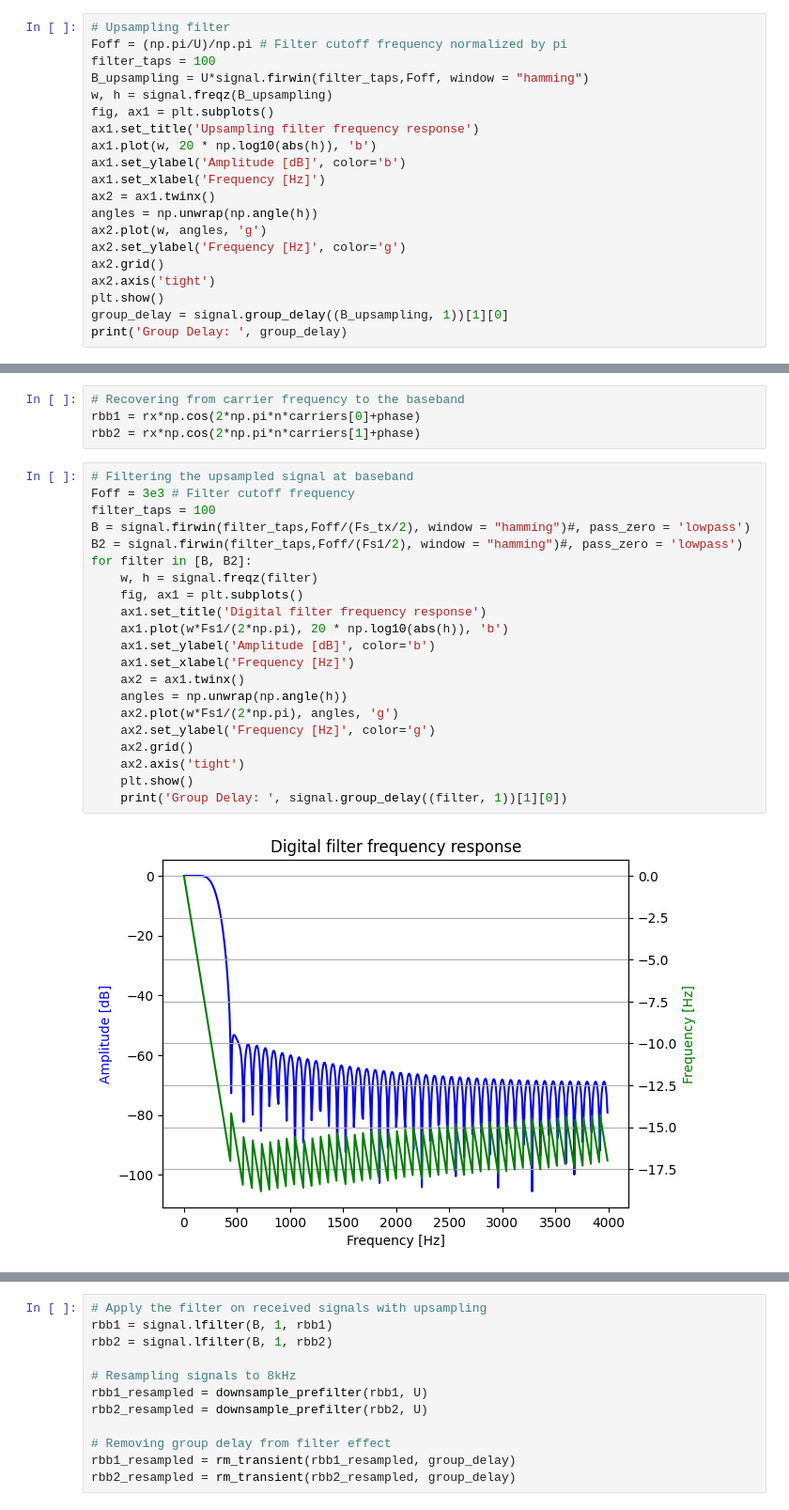
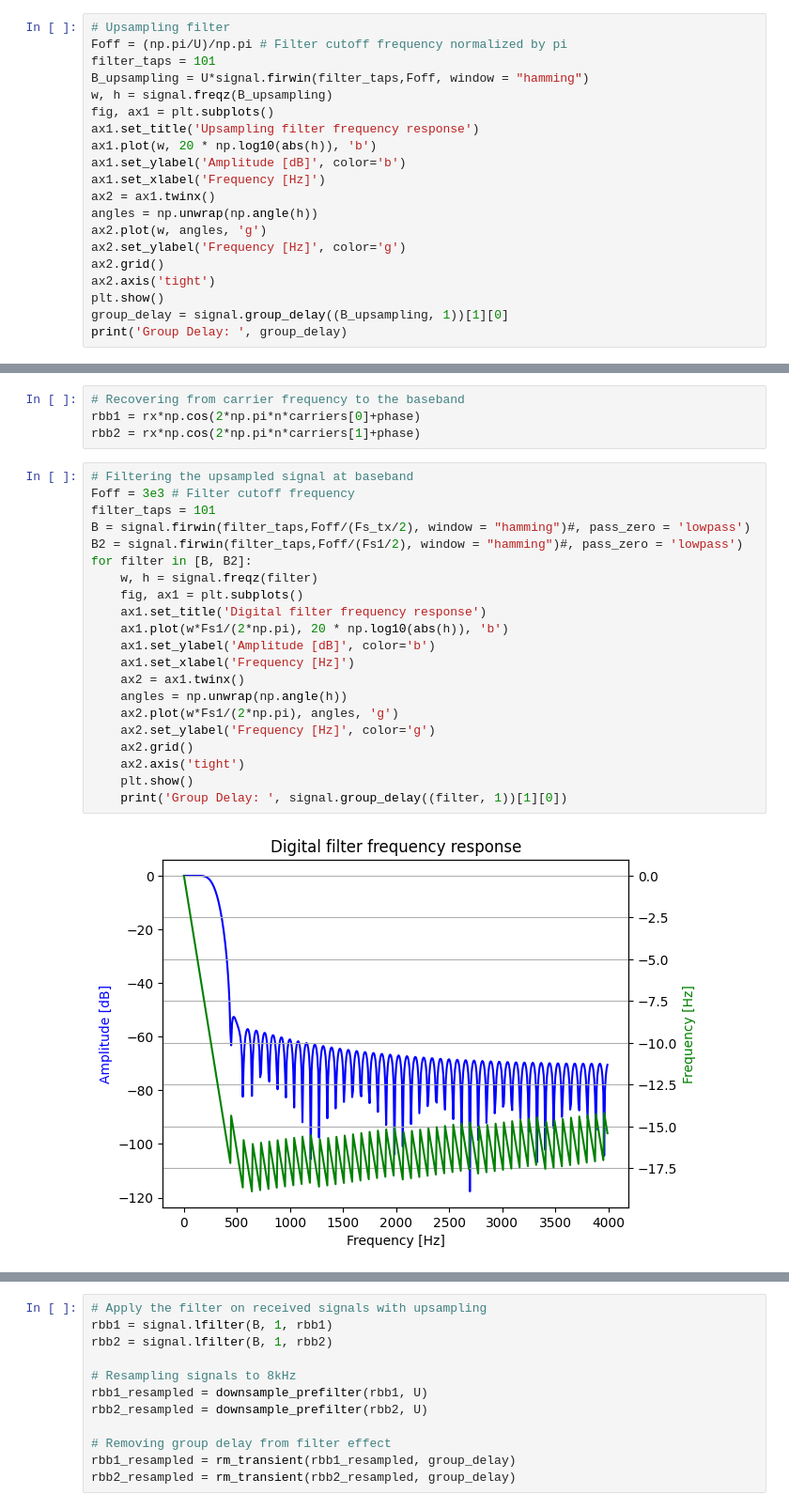
Before and after one commit to cleversonahum/digital_transmission_codes, a Jupyter notebook: codes/am-exercise-1.ipynb, the cells around one changed output, grey strips where cells are left out. Shown: that part at 94% size. Drawn from its saved outputs; the diff is of its cells as text.

```diff
--- a/codes/am-exercise-1.ipynb
+++ b/codes/am-exercise-1.ipynb
@@ -173,7 +173,7 @@ Besides the bandwidth reduction, copies of the original signal appeared on both
 # %%
 # Upsampling filter
 Foff = (np.pi/U)/np.pi # Filter cutoff frequency normalized by pi
-filter_taps = 100
+filter_taps = 101
 B_upsampling = U*signal.firwin(filter_taps,Foff, window = "hamming")
 w, h = signal.freqz(B_upsampling)
 fig, ax1 = plt.subplots()
@@ -319,23 +321,23 @@ rbb2 = rx*np.cos(2*np.pi*n*carriers[1]+phase)
 # %%
 # Filtering the upsampled signal at baseband
 Foff = 3e3 # Filter cutoff frequency
-filter_taps = 100
+filter_taps = 101
 B = signal.firwin(filter_taps,Foff/(Fs_tx/2), window = "hamming")#, pass_zero = 'lowpass')
 B2 = signal.firwin(filter_taps,Foff/(Fs1/2), window = "hamming")#, pass_zero = 'lowpass')
 for filter in [B, B2]:
 	w, h = signal.freqz(filter)
 	fig, ax1 = plt.subplots()
 	ax1.set_title('Digital filter frequency response')
 	ax1.plot(w*Fs1/(2*np.pi), 20 * np.log10(abs(h)), 'b')
 	ax1.set_ylabel('Amplitude [dB]', color='b')
 	ax1.set_xlabel('Frequency [Hz]')
 	ax2 = ax1.twinx()
 	angles = np.unwrap(np.angle(h))
 	ax2.plot(w*Fs1/(2*np.pi), angles, 'g')
 	ax2.set_ylabel('Frequency [Hz]', color='g')
 	ax2.grid()
 	ax2.axis('tight')
 	plt.show()
 	print('Group Delay: ', signal.group_delay((filter, 1))[1][0])
 # %% [output]
-[figure, old version]
+[figure, new version]
```
Also changed, not shown: parts of 12 cells of this notebook, 3 other files.
